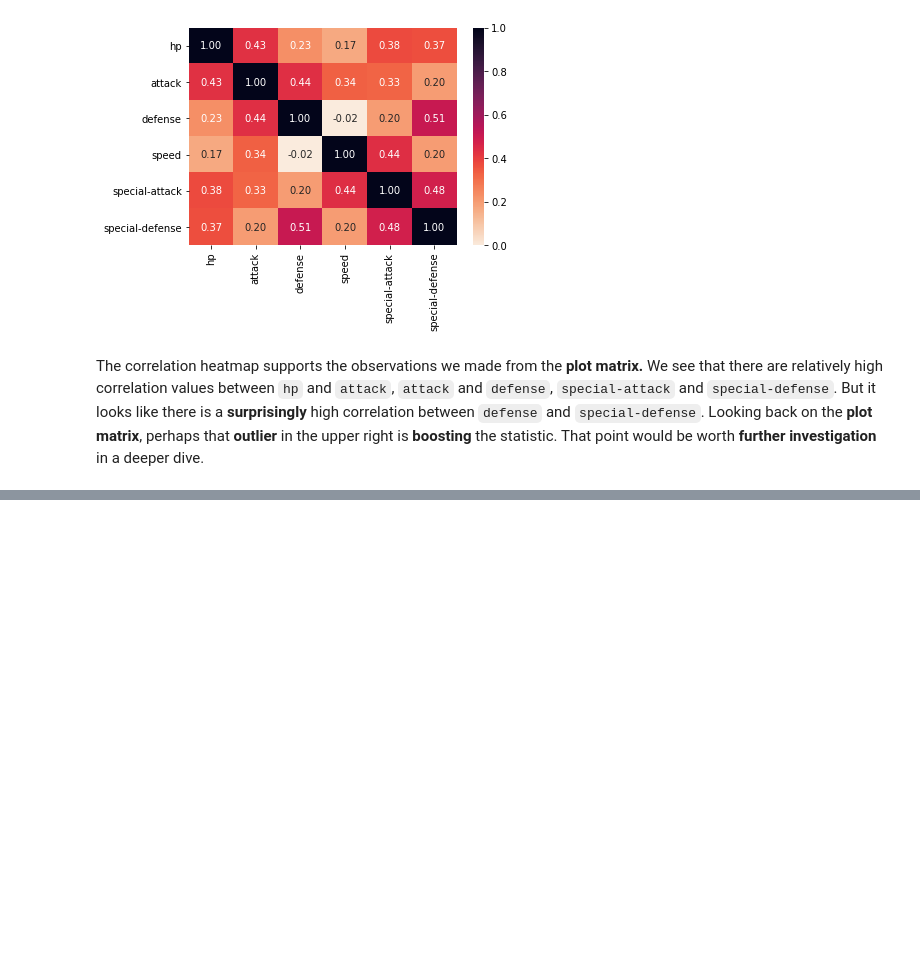
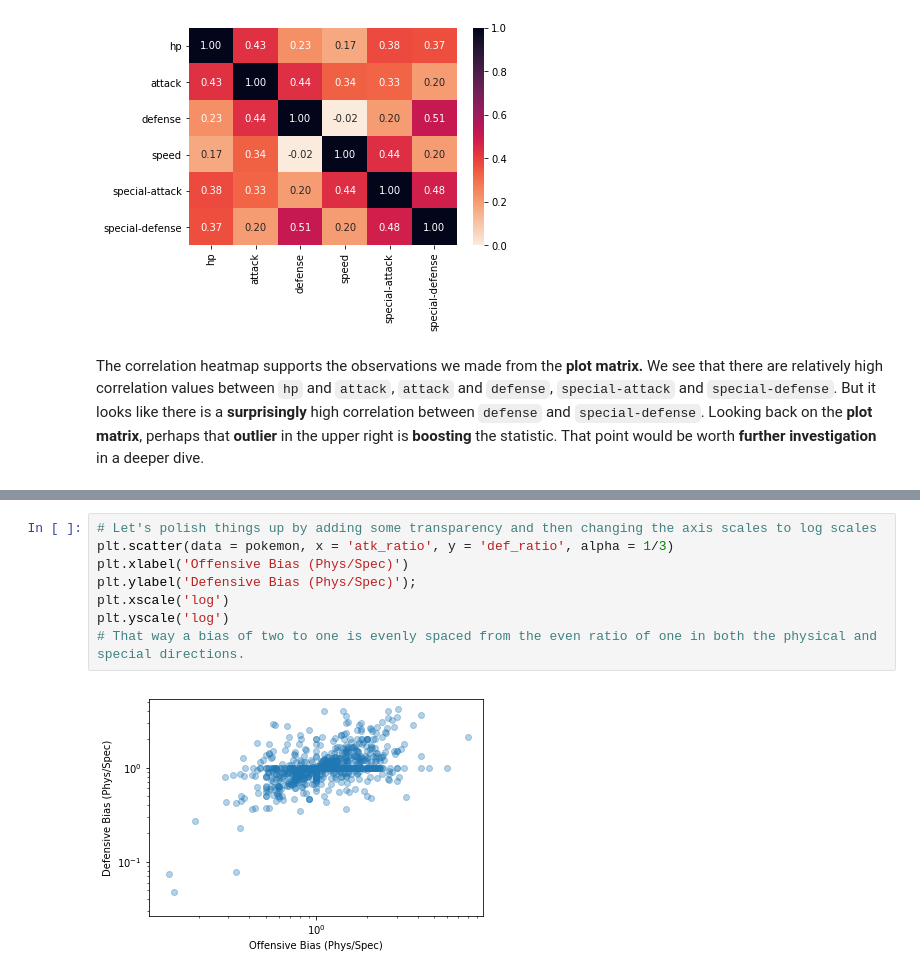
Before and after one commit to iRaied/Project_5_3_Pokemon, a Jupyter notebook: Multivariate_Vis_Size_and_Shape.ipynb, the cells around one changed output, grey strips where cells are left out. Drawn from its saved outputs; the diff is of its cells as text; blank space fills up the shorter version.

```diff
--- a/Multivariate_Vis_Size_and_Shape.ipynb
+++ b/Multivariate_Vis_Size_and_Shape.ipynb
@@ -474,0 +495,10 @@ That point would be worth **further investigation** in a deeper dive.
+# %%
+# Let's polish things up by adding some transparency and then changing the axis scales to log scales
+plt.scatter(data = pokemon, x = 'atk_ratio', y = 'def_ratio', alpha = 1/3)
+plt.xlabel('Offensive Bias (Phys/Spec)')
+plt.ylabel('Defensive Bias (Phys/Spec)');
+plt.xscale('log')
+plt.yscale('log')
+# That way a bias of two to one is evenly spaced from the even ratio of one in both the physical and special directions.
+# %% [output]
+[figure, added]
```
Also changed, not shown: parts of 7 cells of this notebook.
